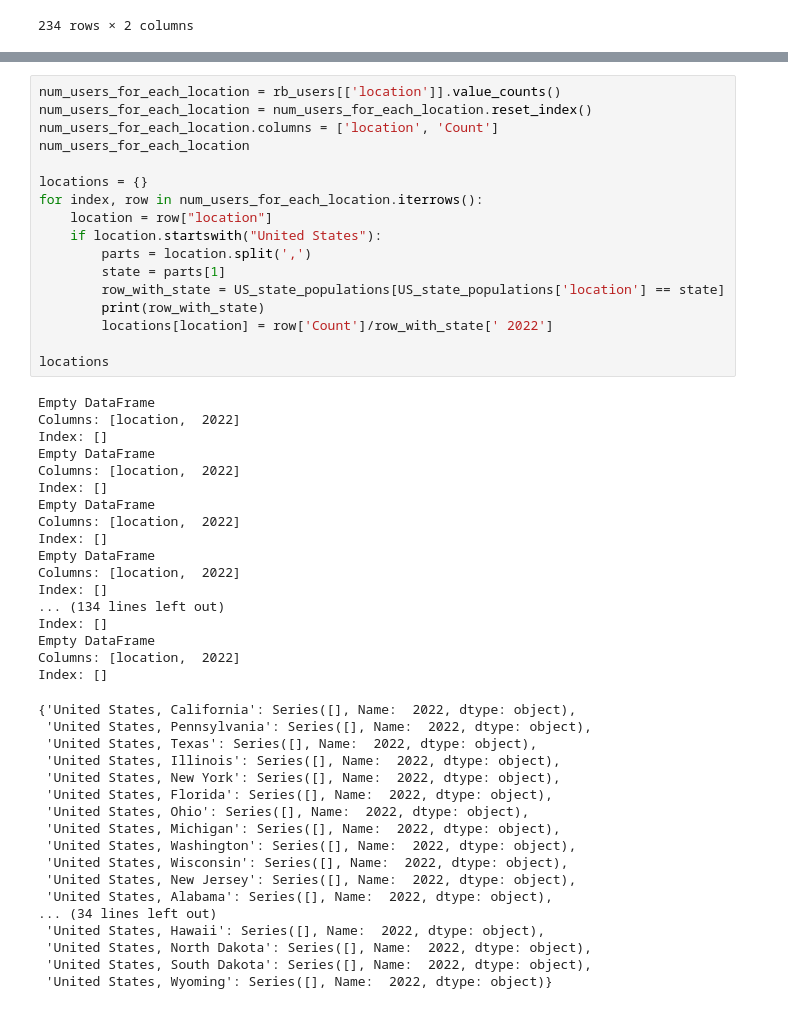
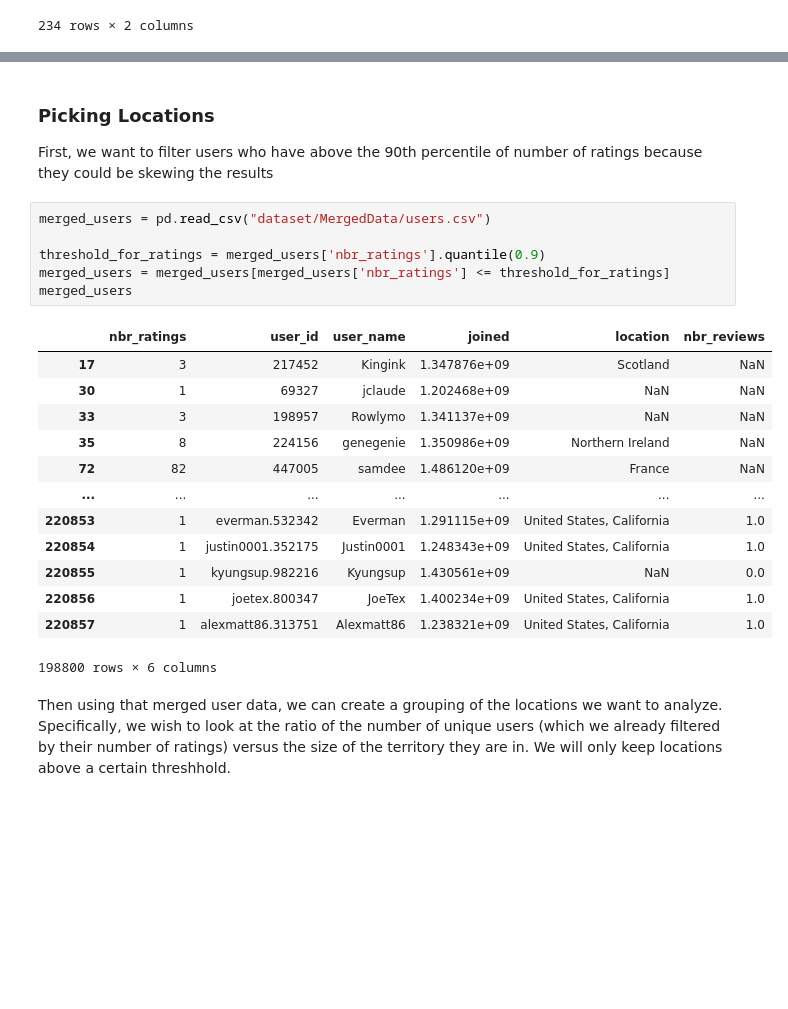
Before and after one commit to epfl-ada/ada-2023-project-vivalavada, a Jupyter notebook: map.ipynb, the cells around one changed output, grey strips where cells are left out. Cells and saved outputs as stored; diff of their text form; blank space fills up the shorter version.

Commit message:
Finished selection of locations

```diff
--- a/map.ipynb
+++ b/map.ipynb
@@ -330,52 +347,26 @@ Index(['location', ' 2022'], dtype='object')
-# %%
-num_users_for_each_location = rb_users[['location']].value_counts()
-num_users_for_each_location = num_users_for_each_location.reset_index()
-num_users_for_each_location.columns = ['location', 'Count']
-num_users_for_each_location
-
-locations = {}
-for index, row in num_users_for_each_location.iterrows():
-    location = row["location"]
-    if location.startswith("United States"):
-        parts = location.split(',')
-        state = parts[1]
-        row_with_state = US_state_populations[US_state_populations['location'] == state]
-        print(row_with_state)
-        locations[location] = row['Count']/row_with_state[' 2022']
-
-locations
-# %% [output]
-Empty DataFrame
-Columns: [location,  2022]
-Index: []
-Empty DataFrame
-Columns: [location,  2022]
-Index: []
-Empty DataFrame
-Columns: [location,  2022]
-Index: []
-Empty DataFrame
-Columns: [location,  2022]
-Index: []
-... (134 lines left out)
-Index: []
-Empty DataFrame
-Columns: [location,  2022]
-Index: []
-{'United States, California': Series([], Name:  2022, dtype: object),
- 'United States, Pennsylvania': Series([], Name:  2022, dtype: object),
- 'United States, Texas': Series([], Name:  2022, dtype: object),
- 'United States, Illinois': Series([], Name:  2022, dtype: object),
- 'United States, New York': Series([], Name:  2022, dtype: object),
- 'United States, Florida': Series([], Name:  2022, dtype: object),
- 'United States, Ohio': Series([], Name:  2022, dtype: object),
- 'United States, Michigan': Series([], Name:  2022, dtype: object),
- 'United States, Washington': Series([], Name:  2022, dtype: object),
- 'United States, Wisconsin': Series([], Name:  2022, dtype: object),
- 'United States, New Jersey': Series([], Name:  2022, dtype: object),
- 'United States, Alabama': Series([], Name:  2022, dtype: object),
-... (34 lines left out)
- 'United States, Hawaii': Series([], Name:  2022, dtype: object),
- 'United States, North Dakota': Series([], Name:  2022, dtype: object),
- 'United States, South Dakota': Series([], Name:  2022, dtype: object),
- 'United States, Wyoming': Series([], Name:  2022, dtype: object)}
+# %% [markdown]
+### Picking Locations
+
+First, we want to filter users who have above the 90th percentile of number of ratings because they could be skewing the results
+# %%
+merged_users = pd.read_csv("dataset/MergedData/users.csv")
+
+threshold_for_ratings = merged_users['nbr_ratings'].quantile(0.9)
+merged_users = merged_users[merged_users['nbr_ratings'] <= threshold_for_ratings]
+merged_users
+# %% [output]
+|  | nbr_ratings | user_id | user_name | joined | location | nbr_reviews |
+| 17 | 3 | 217452 | Kingink | 1.347876e+09 | Scotland | NaN |
+| 30 | 1 | 69327 | jclaude | 1.202468e+09 | NaN | NaN |
+| 33 | 3 | 198957 | Rowlymo | 1.341137e+09 | NaN | NaN |
+| 35 | 8 | 224156 | genegenie | 1.350986e+09 | Northern Ireland | NaN |
+| 72 | 82 | 447005 | samdee | 1.486120e+09 | France | NaN |
+| ... | ... | ... | ... | ... | ... | ... |
+| 220853 | 1 | everman.532342 | Everman | 1.291115e+09 | United States, California | 1.0 |
+| 220854 | 1 | justin0001.352175 | Justin0001 | 1.248343e+09 | United States, California | 1.0 |
+| 220855 | 1 | kyungsup.982216 | Kyungsup | 1.430561e+09 | NaN | 0.0 |
+| 220856 | 1 | joetex.800347 | JoeTex | 1.400234e+09 | United States, California | 1.0 |
+| 220857 | 1 | alexmatt86.313751 | Alexmatt86 | 1.238321e+09 | United States, California | 1.0 |
+198800 rows × 6 columns
+# %% [markdown]
+Then using that merged user data, we can create a grouping of the locations we want to analyze. Specifically, we wish to look at the ratio of the number of unique users (which we already filtered by their number of ratings) versus the size of the territory they are in. We will only keep locations above a certain threshhold.
```
Also changed, not shown: parts of 2 cells of this notebook.
